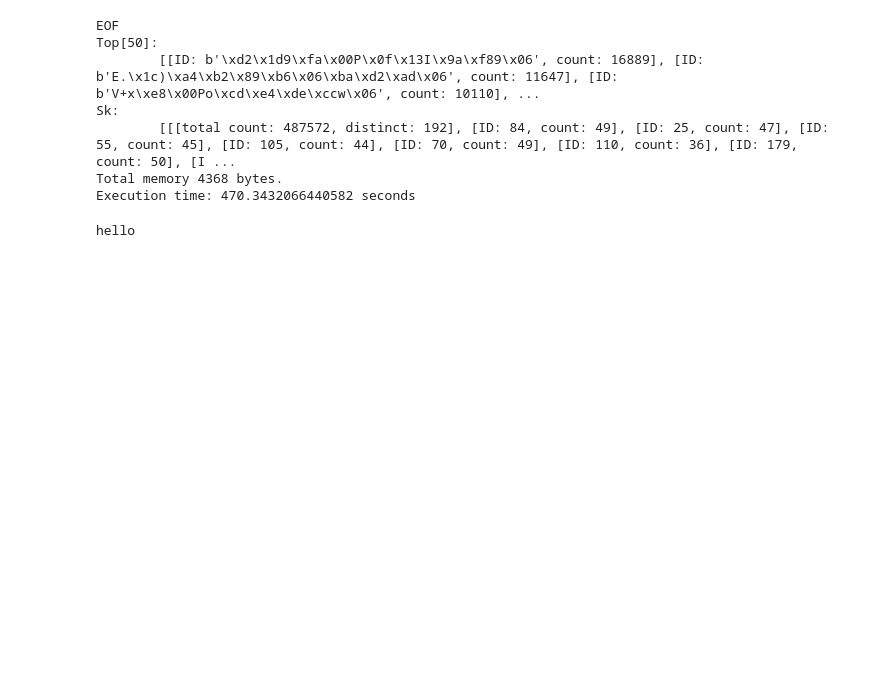
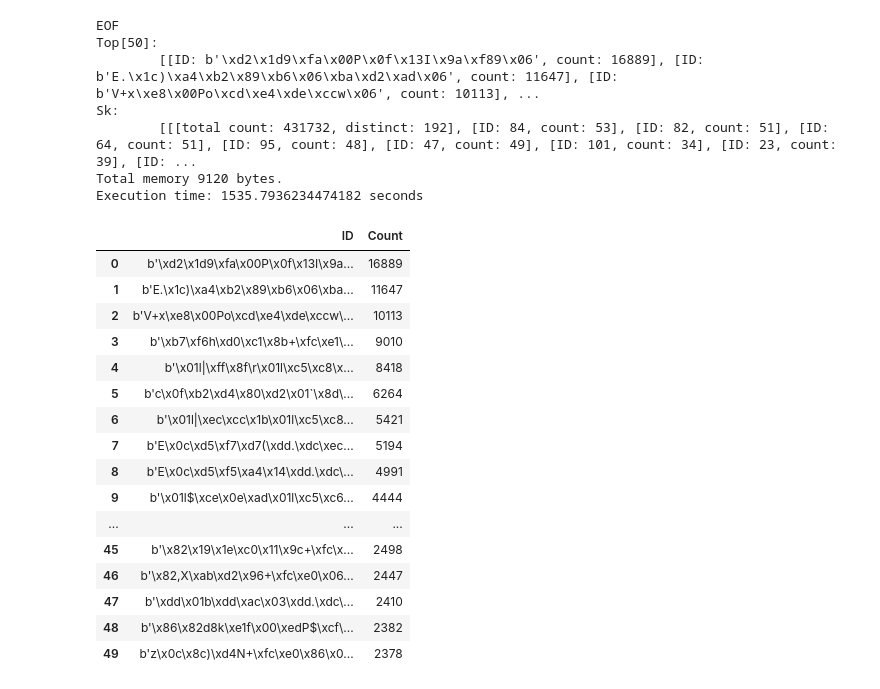
Before and after one commit to peropero1/Python, a Jupyter notebook: CountMinsketch/caida_0.ipynb, the cells around one changed output. Cells and saved outputs as stored; diff of their text form; code cells hidden in the pictures; blank space fills up the shorter version.

```diff
--- a/CountMinsketch/caida_0.ipynb
+++ b/CountMinsketch/caida_0.ipynb
@@ -267,6 +375,7 @@ import spookyhash
 import mmh3
 import hyperloglog
 import operator
+import pandas as pd
 from numpy import random
 
 # ==========================data structure==========================
@@ -284,7 +393,6 @@ class Head(Node):
     def __init__(self,count=1):
         super().__init__(count)
         self.distinct = hyperloglog.HyperLogLog(0.01)
-        self.maxID=''
     def __str__(self):
         return '[total count: {}, distinct: {}]'.format(self.count,len(self.distinct))
     def __repr__(self):
@@ -304,7 +412,6 @@ class Tail(Node):
 def UpdateSk(element,width,depth):
     #　width+=1
     e_max=get_emax()
-    # print("first read e_max in UpdateSK, id(e_max):{}".format(id(e_max)))
     hash1=spookyhash.hash32(bytes((element.ID),encoding='utf-8'))
         # input of spooky hash: binary, encoding is parameter of bytes()
         # output of spooky hash: unsigned- 32 bit int
@@ -352,7 +459,6 @@ def UpdateSk(element,width,depth):
                 print('{} matches in Sk[{}][{}]:{}'.format(item.ID,row,index,Sk[row][index].ID))
                 print('Sk[{}]:\n\t{}'.format(row,Sk[row]))
                 '''
-
                 break
             else:
                 match=False
@@ -370,28 +476,19 @@ def UpdateSk(element,width,depth):
                 print('put_in={}, send e into other,update distinct'.format(put_in,len(Sk[row][0].distinct)))
                 print('Sk[{}]:\n\t {}'.format(row,Sk[row]))
                 '''
-
     elif len(Sk[row])==width:
         # len(Sk[row])=width, put e into other
         Sk[row][0].distinct.add(ID)
-    # print("match:{}".format(match))
 
-    # 這段會影響e_max
     if match:
-        # print("e_max in UpdateSK line 114, id(e_max):{}".format(id(e_max)))
         if Sk[row][index].count>e_max.count:
             e_max.ID=element.ID
             e_max.count=Sk[row][index].count
-        # print('line 115 e_max: e_max={}'.format(e_max))
-
     else:
         # avg count of other > e_max.count
         avg=(Sk[row][0].count-sum(Sk[row][i].count for i in range(len(Sk[row]))))/len(Sk[row][0].distinct)
         if avg >e_max.count:
             e_max=Tail(element.ID,Sk[row][index].count)
-        # print('line 122 e_max: e_max={}'.format(e_max))
-    # print('line 123 e_max:{}'.format(get_emax()))
-    # print('')
 # ========================== Update Sketch==========================
 def get_emax():
     return e_max
@@ -443,65 +540,94 @@ def DeleteSk(element):
 # ========================== BringBack=========================
 
 start=time.time()
+'''
 datapath=r'X:\\NTU\\ML-sketch\\dataset\\caida2016\\'
 datali=os.listdir(datapath)[0]
+'''
+src_data='caida_0.dat'
 
 depth=4
 width=128
-size=512
+size=1024
 Top=[]
 Sk=[[Head(0)] for j in range(depth)]
 e_max=Tail('',0)
+item_count=0
 
-with open(os.path.join(datapath,datali),'rb') as file:
+
+# os.path.join(datapath,datali),'rb'
+with open(src_data,'rb') as file:
     # print("file open now: {}".format(file.name))
      #以binary讀取，資料型態也為byte
     while True:
         element=str(file.read(13))
-        # print("read element: {}".format(element))
         if len(element)<13:
             print('EOF')
             break
         else:
+            item_count+=1
+            #　print("read {}th element: {}".format(item_count,element))
             # Update_Top(Tail(element,1))
-            # item_count-=1
             if len(Top)==0:
                 Top.append(Tail(element,1))
             else:
                 found=False
                 for i in range(len(Top)):
                     if Top[i].ID==element:
                         found=True
                         Top[i].add_count(1)
                         break
                 if not found:
                     if len(Top)<size:
                         Top.append(Tail(element,1))
                     else:
                         # print("e_max in main, id(e_max):{}".format(id(e_max)))
                         UpdateSk(Tail(element,1),width,depth)
             Top.sort(key=operator.attrgetter('count'),reverse=True)
             # print("Top:{}".format(Top))
             if e_max.count>Top[-1].count:
                 BringBack(Top[-1],e_max)
                 # bring back
                 # 要去掉SK[row]中的e_max.ID及count的node
                 # print('Top after BringBack: \n\t{}'.format(Top))
 
     end=time.time()
     print("Top[50]:\n\t{}".format(Top[:50]))
     print("Sk:\n\t{}".format(Sk))
     print("Total memory {} bytes.".format(sys.getsizeof(Top)+sys.getsizeof(Sk)))
     print('Execution time: {} seconds'.format(str(end-start)))
+
+
+#　conver Top into df
+templi=[]
+for i in Top:
+    templi.append([i.ID,i.count])
+
+df=pd.DataFrame(templi,columns=['ID', 'Count'])
+df.to_csv("My_algo_1024_caida_0_distinct_count.csv",index=False)
+df.head(50)
 # %% [output]
 EOF
 Top[50]:
-        [[ID: b'\xd2\x1d9\xfa\x00P\x0f\x13I\x9a\xf89\x06', count: 16889], [ID: b'E.\x1c)\xa4\xb2\x89\xb6\x06\xba\xd2\xad\x06', count: 11647], [ID: b'V+x\xe8\x00Po\xcd\xe4\xde\xccw\x06', count: 10110], ...
+        [[ID: b'\xd2\x1d9\xfa\x00P\x0f\x13I\x9a\xf89\x06', count: 16889], [ID: b'E.\x1c)\xa4\xb2\x89\xb6\x06\xba\xd2\xad\x06', count: 11647], [ID: b'V+x\xe8\x00Po\xcd\xe4\xde\xccw\x06', count: 10113], ...
 Sk:
-        [[[total count: 487572, distinct: 192], [ID: 84, count: 49], [ID: 25, count: 47], [ID: 55, count: 45], [ID: 105, count: 44], [ID: 70, count: 49], [ID: 110, count: 36], [ID: 179, count: 50], [I ...
-Total memory 4368 bytes.
-Execution time: 470.3432066440582 seconds
+        [[[total count: 431732, distinct: 192], [ID: 84, count: 53], [ID: 82, count: 51], [ID: 64, count: 51], [ID: 95, count: 48], [ID: 47, count: 49], [ID: 101, count: 34], [ID: 23, count: 39], [ID: ...
+Total memory 9120 bytes.
+Execution time: 1535.7936234474182 seconds
+|  | ID | Count |
+| 0 | b'\xd2\x1d9\xfa\x00P\x0f\x13I\x9a... | 16889 |
+| 1 | b'E.\x1c)\xa4\xb2\x89\xb6\x06\xba... | 11647 |
+| 2 | b'V+x\xe8\x00Po\xcd\xe4\xde\xccw\... | 10113 |
+| 3 | b'\xb7\xf6h\xd0\xc1\x8b+\xfc\xe1\... | 9010 |
+| 4 | b'\x01l|\xff\x8f\r\x01l\xc5\xc8\x... | 8418 |
+| 5 | b'c\x0f\xb2\xd4\x80\xd2\x01`\x8d\... | 6264 |
+| 6 | b'\x01l|\xec\xcc\x1b\x01l\xc5\xc8... | 5421 |
+| 7 | b'E\x0c\xd5\xf7\xd7(\xdd.\xdc\xec... | 5194 |
+| 8 | b'E\x0c\xd5\xf5\xa4\x14\xdd.\xdc\... | 4991 |
+| 9 | b'\x01l$\xce\x0e\xad\x01l\xc5\xc6... | 4444 |
+| ... | ... | ... |
+| 45 | b'\x82\x19\x1e\xc0\x11\x9c+\xfc\x... | 2498 |
+| 46 | b'\x82,X\xab\xd2\x96+\xfc\xe0\x06... | 2447 |
+| 47 | b'\xdd\x01b\xdd\xac\x03\xdd.\xdc\... | 2410 |
+| 48 | b'\x86\x82d8k\xe1f\x00\xedP$\xcf\... | 2382 |
+| 49 | b'z\x0c\x8c)\xd4N+\xfc\xe0\x86\x0... | 2378 |
-# %%
-print("hello")
-# %% [output]
-hello
```
Also changed, not shown: parts of 16 cells of this notebook, 9 other files.
